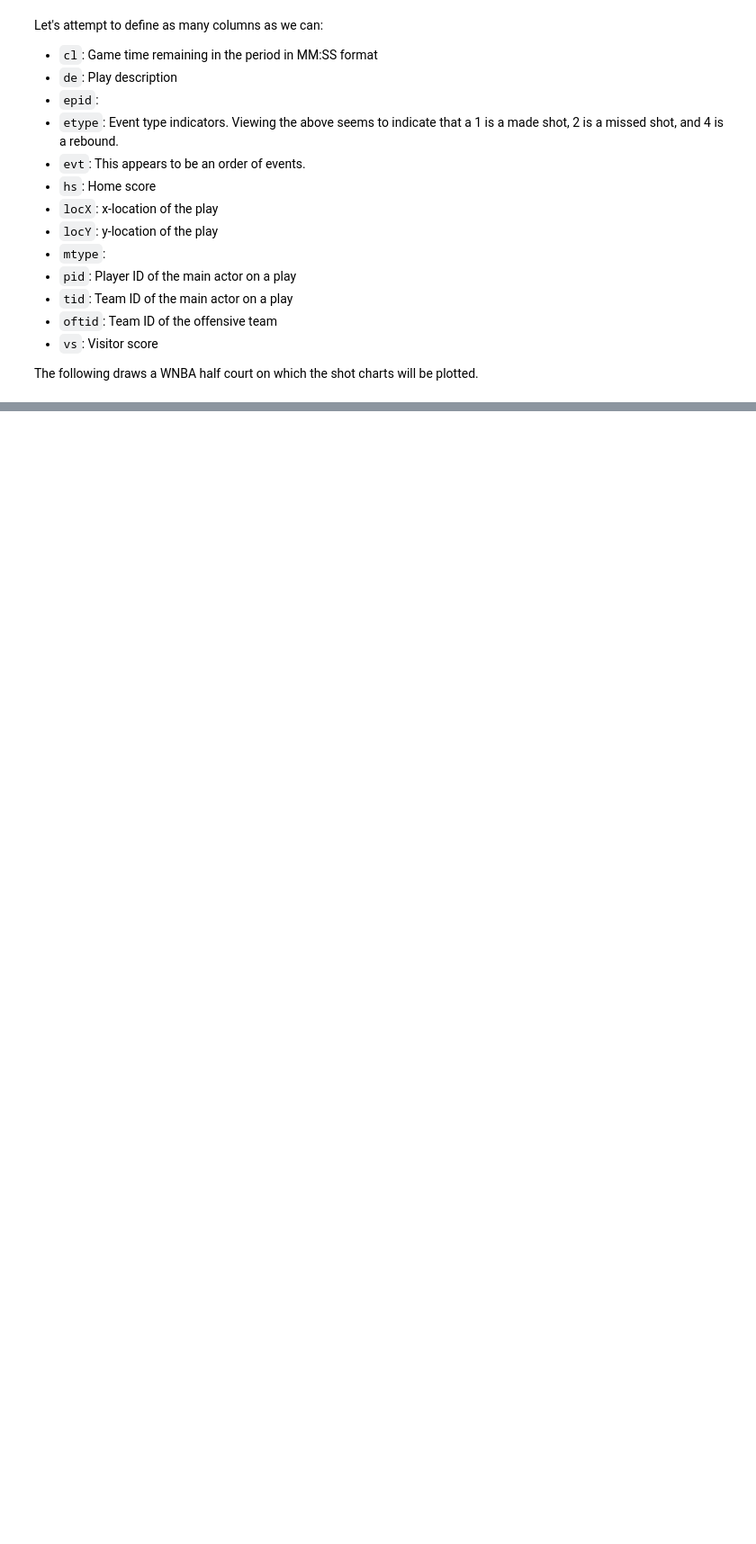
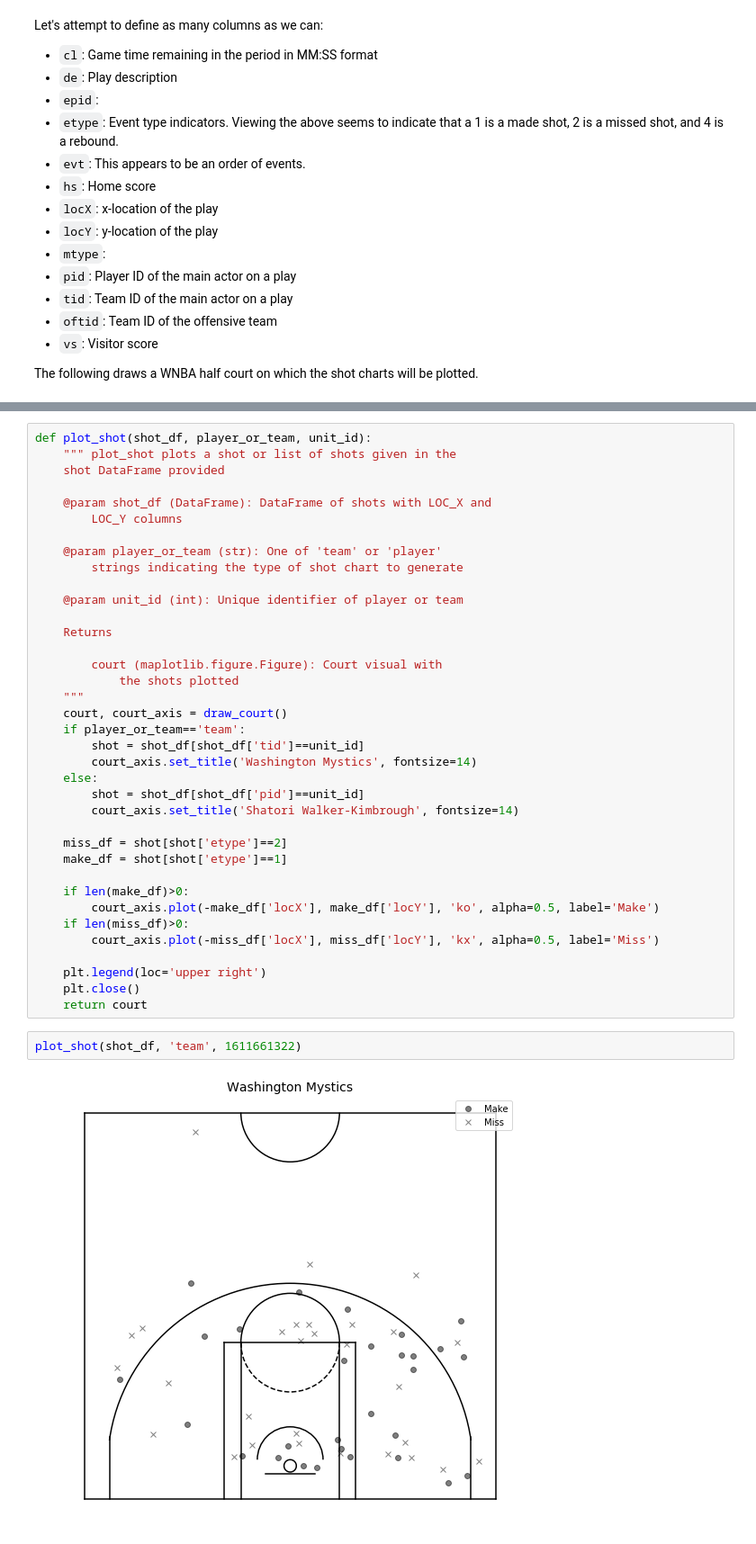
Before and after one commit to basketballrelativity/location_data, a Jupyter notebook: wnba_location_charts.ipynb, the cells around one changed output, grey strips where cells are left out. Shown: that part at 90% size. Drawn from its saved outputs; the diff is of its cells as text; blank space fills up the shorter version.

```diff
--- a/wnba_location_charts.ipynb
+++ b/wnba_location_charts.ipynb
@@ -77,0 +132,41 @@ The following draws a WNBA half court on which the shot charts will be plotted.
+# %%
+def plot_shot(shot_df, player_or_team, unit_id):
+    """ plot_shot plots a shot or list of shots given in the
+    shot DataFrame provided
+
+    @param shot_df (DataFrame): DataFrame of shots with LOC_X and
+        LOC_Y columns
+
+    @param player_or_team (str): One of 'team' or 'player'
+        strings indicating the type of shot chart to generate
+
+    @param unit_id (int): Unique identifier of player or team
+
+    Returns
+
+        court (maplotlib.figure.Figure): Court visual with
+            the shots plotted
+    """
+    court, court_axis = draw_court()
+    if player_or_team=='team':
+        shot = shot_df[shot_df['tid']==unit_id]
+        court_axis.set_title('Washington Mystics', fontsize=14)
+    else:
+        shot = shot_df[shot_df['pid']==unit_id]
+        court_axis.set_title('Shatori Walker-Kimbrough', fontsize=14)
+
+    miss_df = shot[shot['etype']==2]
+    make_df = shot[shot['etype']==1]
+
+    if len(make_df)>0:
+        court_axis.plot(-make_df['locX'], make_df['locY'], 'ko', alpha=0.5, label='Make')
+    if len(miss_df)>0:
+        court_axis.plot(-miss_df['locX'], miss_df['locY'], 'kx', alpha=0.5, label='Miss')
+
+    plt.legend(loc='upper right')
+    plt.close()
+    return court
+# %%
+plot_shot(shot_df, 'team', 1611661322)
+# %% [output]
+[figure, added]
```
Also changed, not shown: parts of 5 cells of this notebook, 2 other files.
